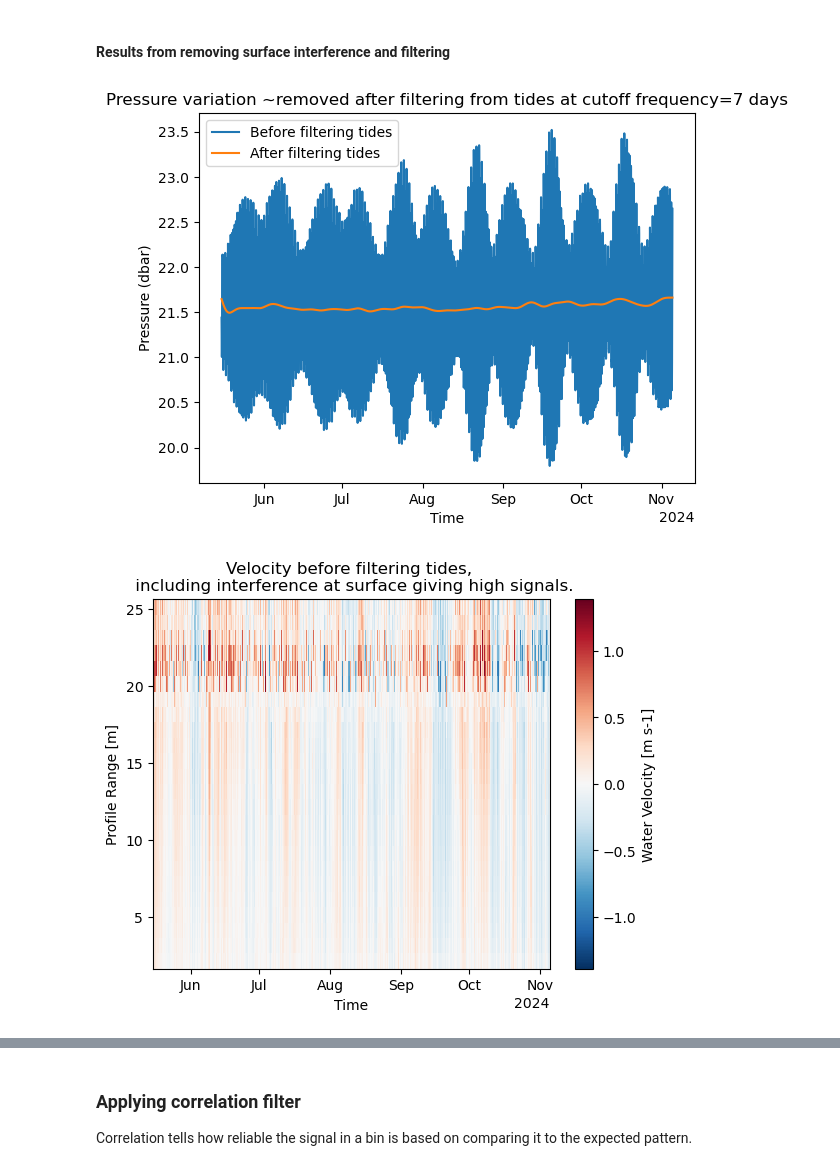
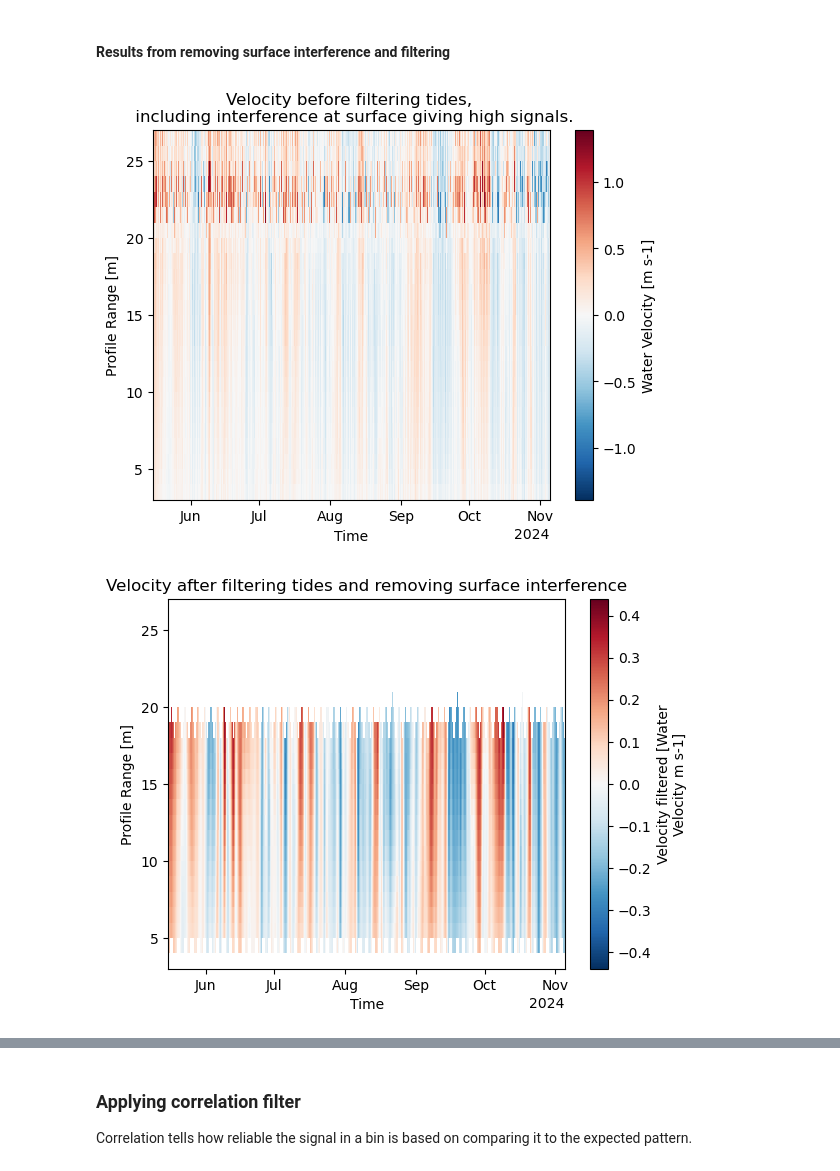
Before and after one commit to AnurovaPrykhodko/ADCP-internship, a Jupyter notebook: raw_data_processing.ipynb, the cells around one changed output, grey strips where cells are left out. Drawn from its saved outputs; the diff is of its cells as text; code cells hidden in the pictures.

Commit message:
based tidal filtering on synthetic signal, began part to add quality flags, added transducers height

```diff
--- a/raw_data_processing.ipynb
+++ b/raw_data_processing.ipynb
@@ -114,8 +117,11 @@ ds_interp = ds_1.copy()
 # Create normalized height coordinate (z/h)
 ds_interp = ds_interp.assign_coords(zn = ds_interp['range'] / ds_interp['depth'])
 
-# New normalized height grid to interpolate to, bottom 5%, upper 15% is removed
-zn_new = np.arange(0.05,0.85+0.05,0.05)
+# New normalized height grid to interpolate to
+# start at 0.15 corresponds to 3.4 ~ first measurement
+# end at 0.85 corresponds to removing upper 15% below surface
+# 0.05% spacing corresponds to 1.1 m ~ cell size=1m
+zn_new = np.arange(0.15,0.85+0.05,0.05)
 
 # Apply interpolation to each profile
 vel_interp = xr.apply_ufunc(
@@ -249,31 +293,23 @@ NaN values in ds_2.vel_filt after inserting NaNs from ds_1.vel: 613652
 # %% [markdown]
 #### Results from removing surface interference and filtering
 # %%
-ds_1['pressure'].plot(label='Before filtering tides')
-pressure_no_tides.plot(label='After filtering tides')
-plt.xlabel('Time')
-plt.ylabel('Pressure (dbar)')
-plt.legend()
-plt.title('Pressure variation ~removed after filtering from tides at cutoff frequency=7 days')
-plt.show()
-
 ds_2['vel'][0].plot()
 plt.xlabel('Time')
 plt.title('Velocity before filtering tides, \n including interference at surface giving high signals.')
 plt.show()
 
 ds_2['vel_filt'][0].plot()
 plt.xlabel('Time')
 plt.title('Velocity after filtering tides and removing surface interference')
 plt.show()
 
 ds_2['temp'].plot(label='Before filtering tides')
 ds_2['temp_filt'].plot(label='After filtering tides')
 plt.xlabel('Time')
 plt.ylabel('Temperature (Degree C)')
 plt.legend()
 plt.title('Temperature before and after filtering from tides')
 plt.show()
 # %% [output]
-[figure, old version]
+[figure, new version]
-[figure, old version]
+[figure, new version]
```
Also changed, not shown: parts of 16 cells of this notebook.
